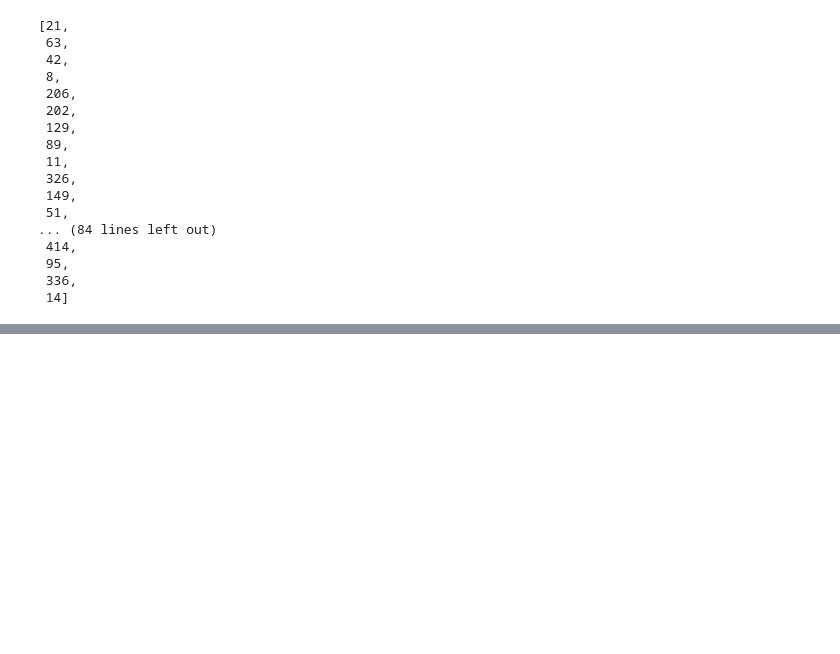
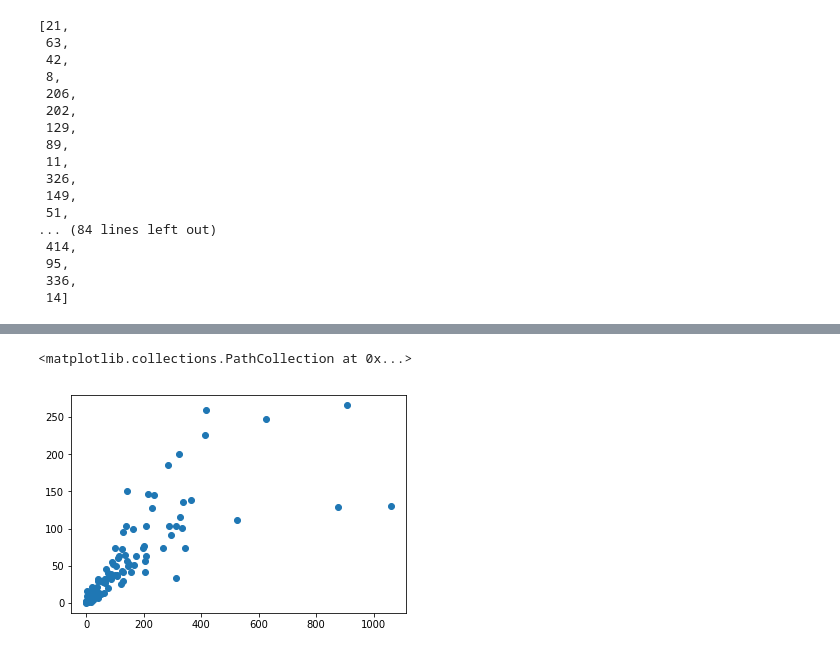
Before and after one commit to annabehling/program_B, a Jupyter notebook: program_B.ipynb, the cells around one changed output, grey strips where cells are left out. Drawn from its saved outputs; the diff is of its cells as text; code cells hidden in the pictures; blank space fills up the shorter version.

Commit message:
made scatterplot with x=samplea_readcounts, y=sampleb_readcounts. now need to get padj from multitest to colour the dots on graph sig/not

```diff
--- a/program_B.ipynb
+++ b/program_B.ipynb
@@ -658,9 +658,9 @@ def read_count_sig(dict_a, dict_b): #makes pandas dataframe. might want to renam
             all_a_readcounts.append(count_a)
             all_b_readcounts.append(count_b)
             all_pvalues.append(chi2_output[1])
-    x, y, pvals = (all_a_readcounts, all_b_readcounts, all_pvalues) #modify this so it returns a list of lists
+    return(all_a_readcounts, all_b_readcounts, all_pvalues) #modify this so it returns a list of lists
 # %%
-read_count_sig(sample_a_dict, sample_b_dict) #triple assign this output to x, y, pvals. then do plt.scatter
+x, y, pvals = read_count_sig(sample_a_dict, sample_b_dict) #triple assign this output to x, y, pvals. then do plt.scatter
 # %%
 #assign all three elements of the tuple of lists at once -better for readibility
 a,b,c = ([1,2,3], [3,2,1], [0.00001, 0.918938, 0.73713])
@@ -670,0 +687,5 @@ NameError: name 'x' is not defined
+# %%
+plt.scatter(x, y)
+# %% [output]
+<matplotlib.collections.PathCollection at 0x...>
+[figure, added]
```
Also changed, not shown: parts of 2 cells of this notebook.
